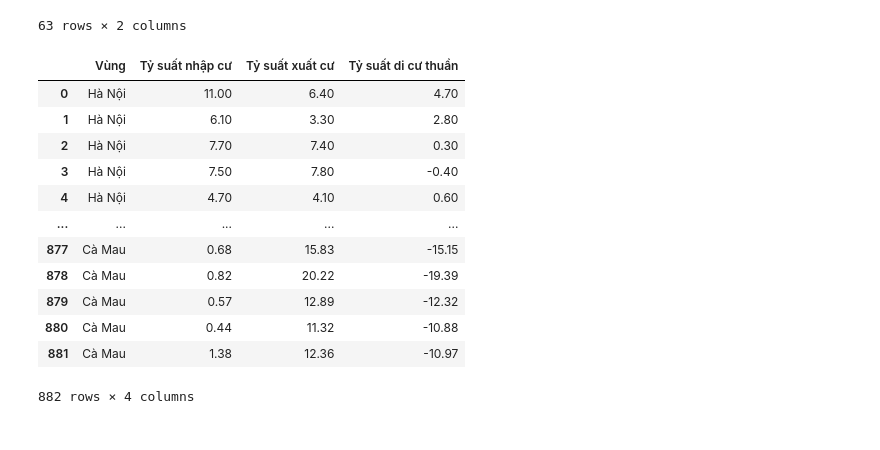
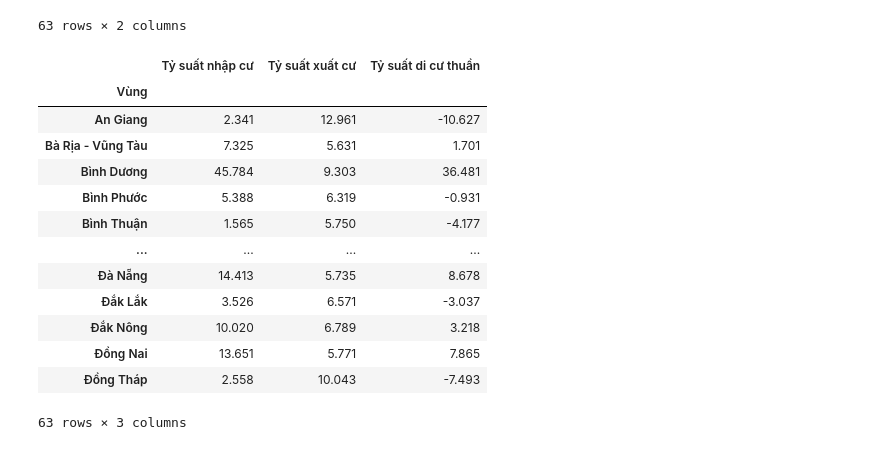
Before and after one commit to KhoiNguyen0000/Final, a Jupyter notebook: 04_Pandas_query.ipynb, the cells around one changed output. Drawn from its saved outputs; the diff is of its cells as text; code cells hidden in the pictures.

```diff
--- a/04_Pandas_query.ipynb
+++ b/04_Pandas_query.ipynb
@@ -137,19 +137,19 @@ Locality_data.groupby('Vùng')[['Tăng dân số(%)','Tỉ lệ thất nghiệp'
 # %%
 #8. Xem vùng nào thu hút hay mất dân cư.
 dt5 = Locality_data[['Vùng', 'Tỷ suất nhập cư', 'Tỷ suất xuất cư', 'Tỷ suất di cư thuần']].copy()
-dt5.groupby('Vùng')[['Tỷ suất nhập cư', 'Tỷ suất xuất cư', 'Tỷ suất di cư thuần']].mean()
-dt5.round(3)
+dt5.groupby('Vùng')[['Tỷ suất nhập cư', 'Tỷ suất xuất cư', 'Tỷ suất di cư thuần']].mean().round(3)
 # %% [output]
-|  | Vùng | Tỷ suất nhập cư | Tỷ suất xuất cư | Tỷ suất di cư thuần |
-| 0 | Hà Nội | 11.00 | 6.40 | 4.70 |
-| 1 | Hà Nội | 6.10 | 3.30 | 2.80 |
-| 2 | Hà Nội | 7.70 | 7.40 | 0.30 |
-| 3 | Hà Nội | 7.50 | 7.80 | -0.40 |
-| 4 | Hà Nội | 4.70 | 4.10 | 0.60 |
-| ... | ... | ... | ... | ... |
-| 877 | Cà Mau | 0.68 | 15.83 | -15.15 |
-| 878 | Cà Mau | 0.82 | 20.22 | -19.39 |
-| 879 | Cà Mau | 0.57 | 12.89 | -12.32 |
-| 880 | Cà Mau | 0.44 | 11.32 | -10.88 |
-| 881 | Cà Mau | 1.38 | 12.36 | -10.97 |
+|  | Tỷ suất nhập cư | Tỷ suất xuất cư | Tỷ suất di cư thuần |
+| Vùng |  |  |  |
+| An Giang | 2.341 | 12.961 | -10.627 |
+| Bà Rịa - Vũng Tàu | 7.325 | 5.631 | 1.701 |
+| Bình Dương | 45.784 | 9.303 | 36.481 |
+| Bình Phước | 5.388 | 6.319 | -0.931 |
+| Bình Thuận | 1.565 | 5.750 | -4.177 |
+| ... | ... | ... | ... |
+| Đà Nẵng | 14.413 | 5.735 | 8.678 |
+| Đắk Lắk | 3.526 | 6.571 | -3.037 |
+| Đắk Nông | 10.020 | 6.789 | 3.218 |
+| Đồng Nai | 13.651 | 5.771 | 7.865 |
+| Đồng Tháp | 2.558 | 10.043 | -7.493 |
-882 rows × 4 columns
+63 rows × 3 columns
```
